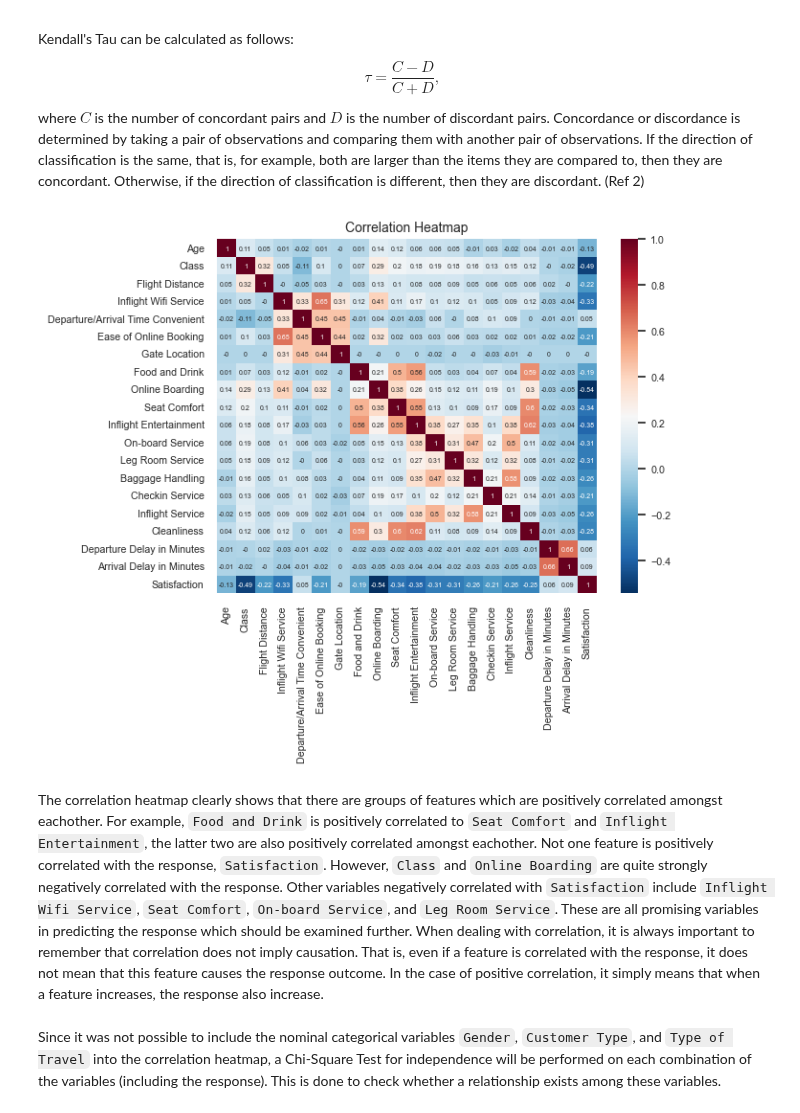
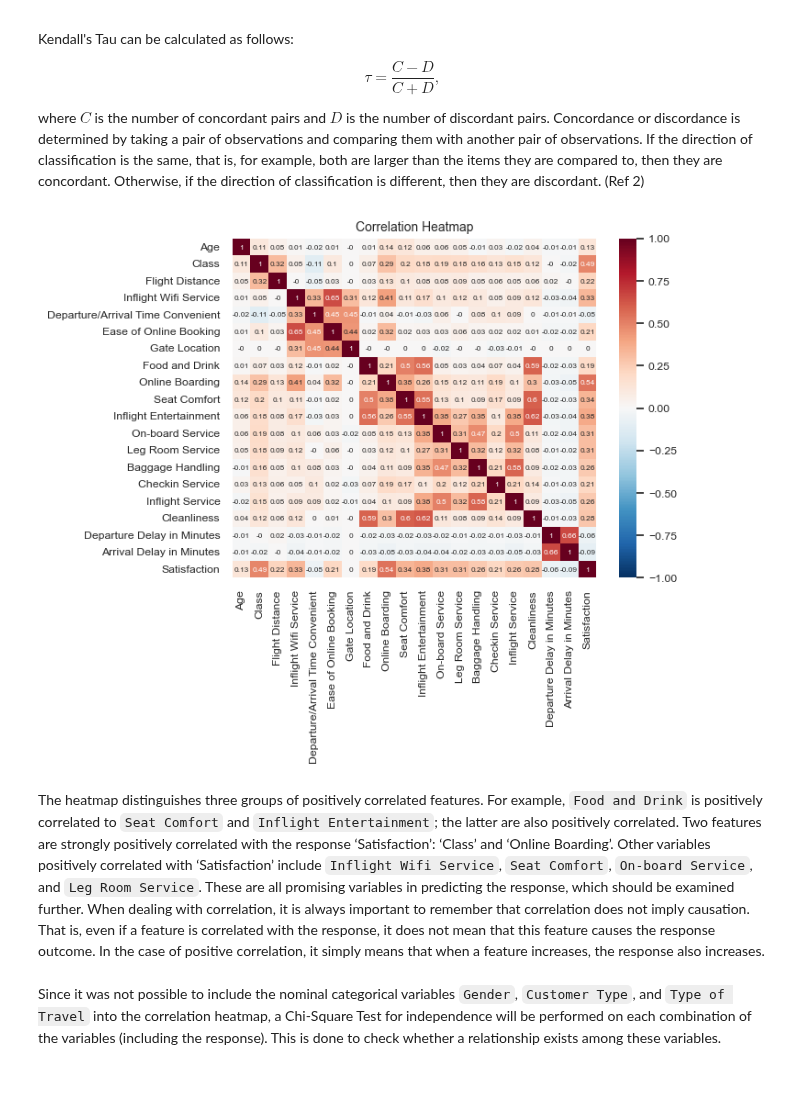
Before and after one commit to alexandra-pritoula/airline_passenger_satisfaction, a Jupyter notebook: Notebooks/exploratory_data_analysis.ipynb, the cells around one changed output. Cells and saved outputs as stored; diff of their text form; code cells hidden in the pictures; blank space fills up the shorter version.

```diff
--- a/Notebooks/exploratory_data_analysis.ipynb
+++ b/Notebooks/exploratory_data_analysis.ipynb
@@ -58,7 +58,7 @@ The first subplot (on the main diagonal), shows that a large proportion of satis
 The next analysis will be performed using correlation heatmaps. In order to plot the response with the numerical variables, the response will have to be transformed to ordered categorical using integers. That is, 'satisfied' customers will be encoded as '1' and 'neutral or dissatisfied' customers will be encoded as '2'.
 # %%
 # Defining the variable transformation needed:
-change = {'satisfied': 1, 'neutral or dissatisfied': 2}
+change = {'satisfied': 2, 'neutral or dissatisfied': 1}
 
 # Performing the transformation and converting to integer:
 train['Satisfaction'] = train['Satisfaction'].replace(change).infer_objects(copy=False)
@@ -88,17 +88,17 @@ where $C$ is the number of concordant pairs and $D$ is the number of discordant
 train_corr_cat = train.drop(['id', 'Gender', 'Customer Type', 'Type of Travel'], axis = 1)
 # %%
 # Plotting the correlation heatmap:
-sns.set(font_scale = 0.7)
+sns.set(font_scale = 0.8)
 ax = plt.axes()
 rdbu_map= plt.get_cmap('RdBu')
 reversed_map = rdbu_map.reversed()
-sns.heatmap(round(train_corr_cat.corr(method = 'kendall'), 2), annot = True, cmap = reversed_map, annot_kws = {'size': 5}, ax = ax)
+sns.heatmap(round(train_corr_cat.corr(method = 'kendall'), 2), annot = True, cmap = reversed_map, annot_kws = {'size': 6}, vmin=-1, vmax=1, ax = ax)
 ax.set_title('Correlation Heatmap', fontsize = 10)
 plt.show()
 # %% [output]
-[figure, old version]
+[figure, new version]
 # %% [markdown]
-The correlation heatmap clearly shows that there are groups of features which are positively correlated amongst eachother. For example, `Food and Drink` is positively correlated to `Seat Comfort` and `Inflight Entertainment`, the latter two are also positively correlated amongst eachother. Not one feature is positively correlated with the response, `Satisfaction`. However, `Class` and `Online Boarding` are quite strongly negatively correlated with the response. Other variables negatively correlated with `Satisfaction` include `Inflight Wifi Service`, `Seat Comfort`, `On-board Service`, and `Leg Room Service`. These are all promising variables in predicting the response which should be examined further. When dealing with correlation, it is always important to remember that correlation does not imply causation. That is, even if a feature is correlated with the response, it does not mean that this feature causes the response outcome. In the case of positive correlation, it simply means that when a feature increases, the response also increase.
+The heatmap distinguishes three groups of positively correlated features. For example, `Food and Drink` is positively correlated to `Seat Comfort` and `Inflight Entertainment`; the latter are also positively correlated. Two features are strongly positively correlated with the response ‘Satisfaction’: ‘Class’ and ‘Online Boarding’. Other variables positively correlated with ‘Satisfaction’ include `Inflight Wifi Service`, `Seat Comfort`, `On-board Service`, and `Leg Room Service`. These are all promising variables in predicting the response, which should be examined further. When dealing with correlation, it is always important to remember that correlation does not imply causation. That is, even if a feature is correlated with the response, it does not mean that this feature causes the response outcome. In the case of positive correlation, it simply means that when a feature increases, the response also increases.
 # %% [markdown]
 Since it was not possible to include the nominal categorical variables `Gender`, `Customer Type`, and `Type of Travel` into the correlation heatmap, a Chi-Square Test for independence will be performed on each combination of the variables (including the response). This is done to check whether a relationship exists among these variables.
 # %% [markdown]
```
Also changed, not shown: parts of 3 cells of this notebook, 5 other files.
